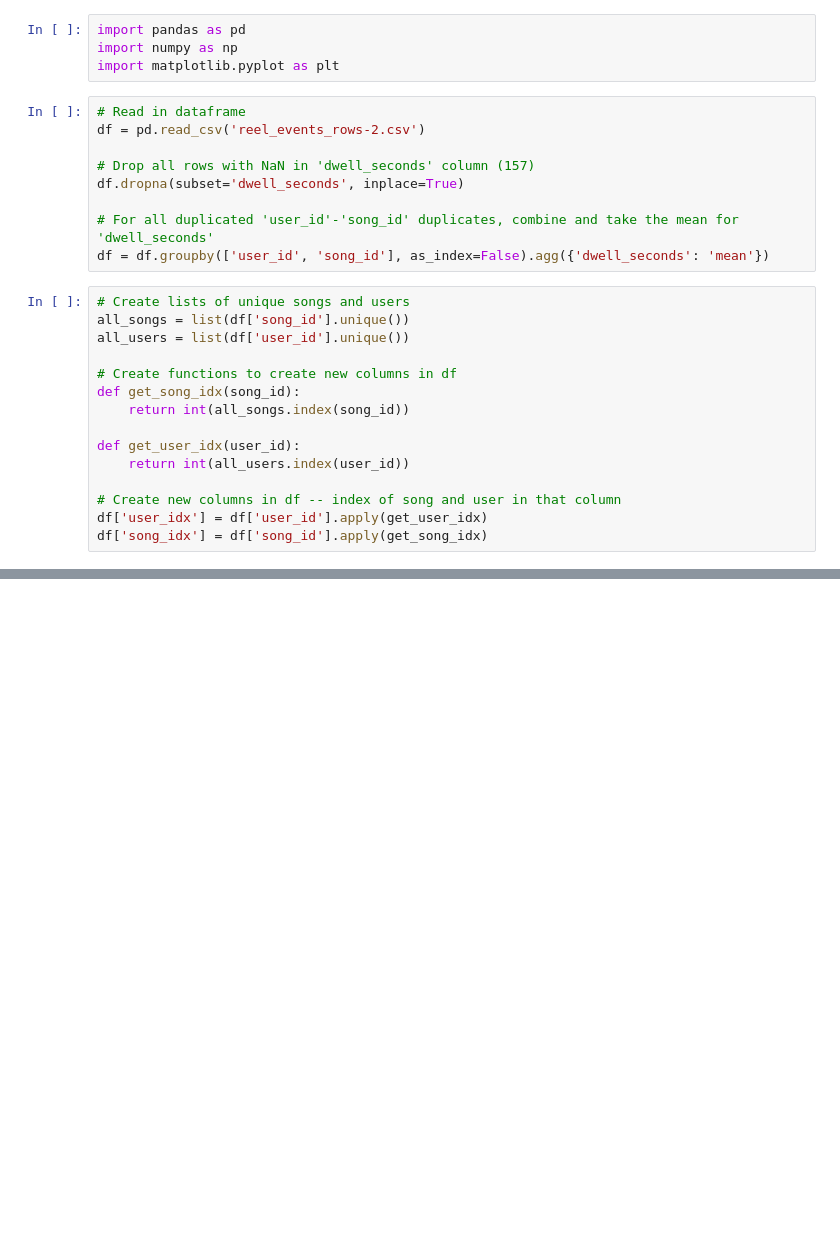
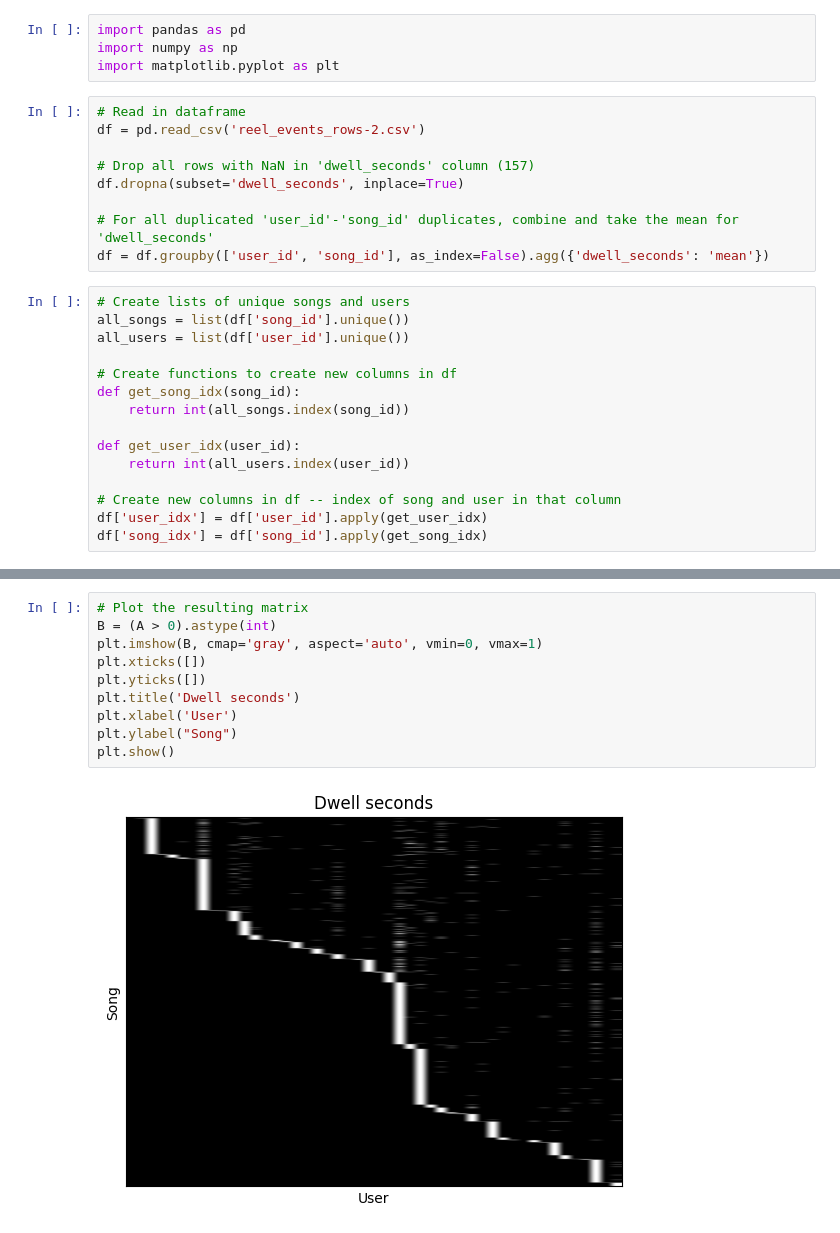
Before and after one commit to jackdpond/snare_algo, a Jupyter notebook: aggregate.ipynb, the cells around one changed output, grey strips where cells are left out. Drawn from its saved outputs; the diff is of its cells as text; blank space fills up the shorter version.

```diff
--- a/aggregate.ipynb
+++ b/aggregate.ipynb
@@ -53,0 +63,12 @@ plt.show()
+# %%
+# Plot the resulting matrix
+B = (A > 0).astype(int)
+plt.imshow(B, cmap='gray', aspect='auto', vmin=0, vmax=1)
+plt.xticks([])
+plt.yticks([])
+plt.title('Dwell seconds')
+plt.xlabel('User')
+plt.ylabel("Song")
+plt.show()
+# %% [output]
+[figure, added]
```
Also changed, not shown: parts of 3 cells of this notebook.
